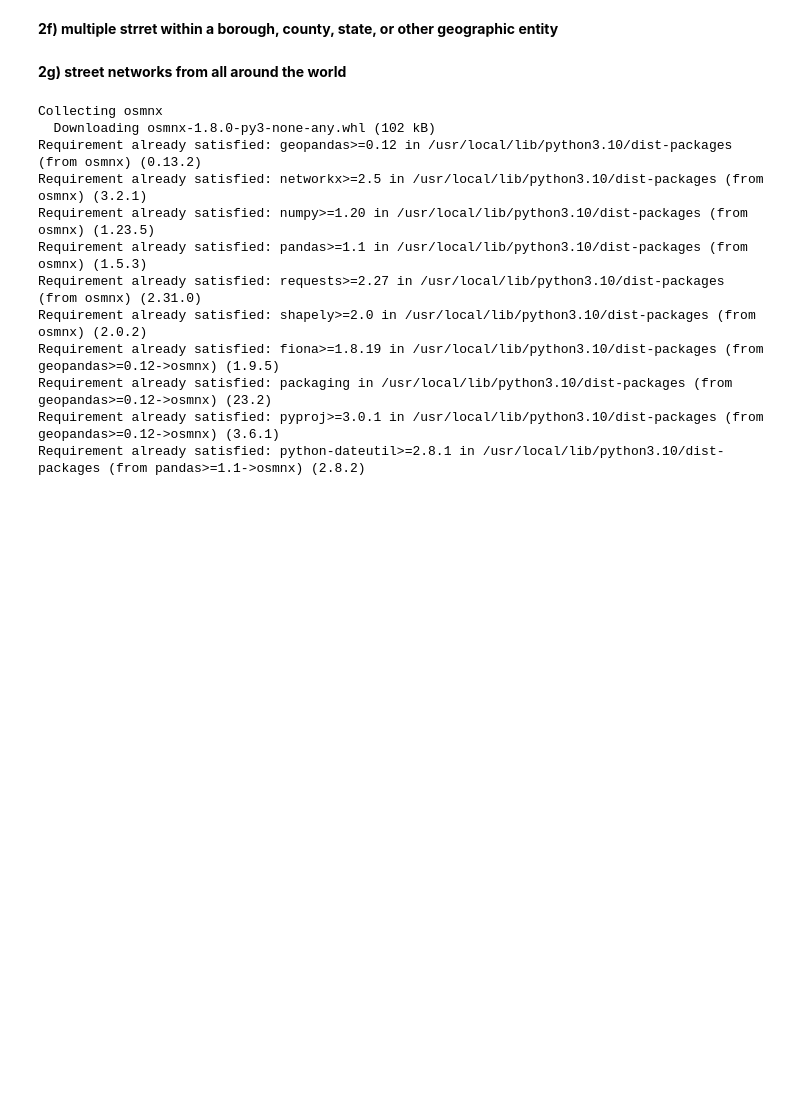
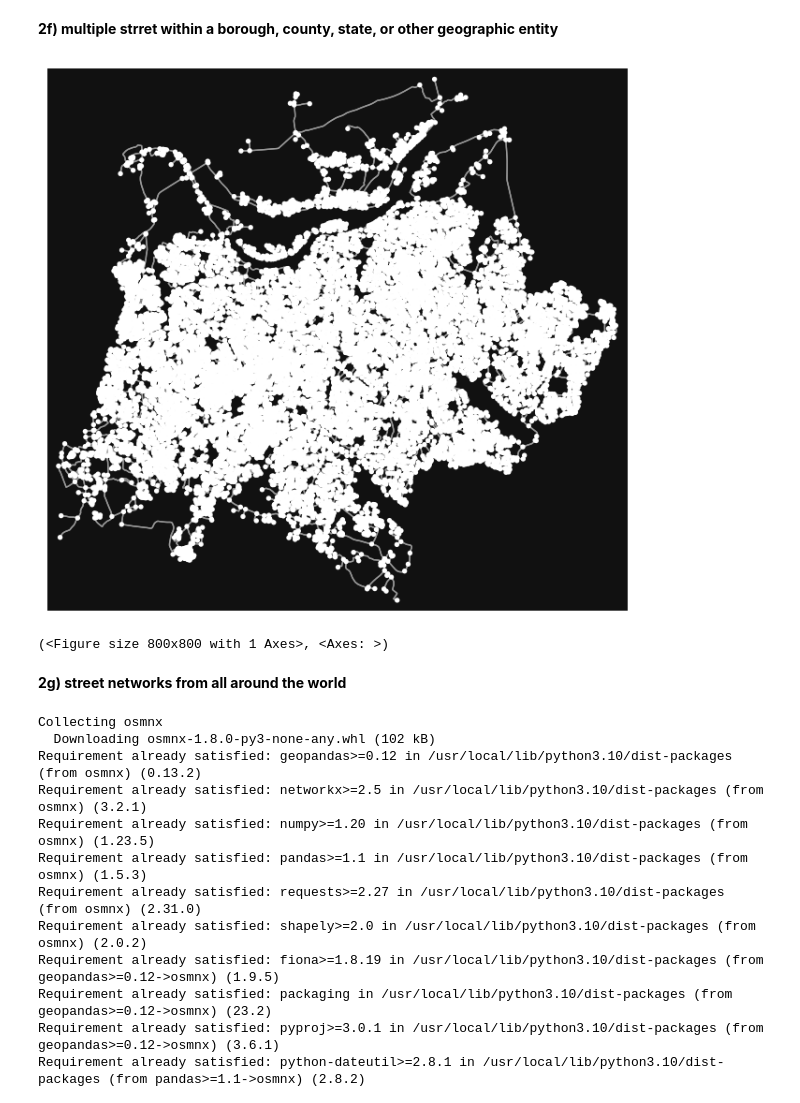
Before and after one commit to salsaagz/OSMnx-python-for-street-network, a Jupyter notebook: scripts/extract-visualize-correct-save-analyze.ipynb, the cells around one changed output. Saved outputs shown, nothing was run; the diff lists cells and outputs as text; code cells hidden in the pictures; blank space fills up the shorter version.

```diff
--- a/scripts/extract-visualize-correct-save-analyze.ipynb
+++ b/scripts/extract-visualize-correct-save-analyze.ipynb
@@ -64,11 +93,13 @@ ox.plot_graph(G)
 # %% [markdown]
 **2f) multiple strret within a borough, county, state, or other geographic entity**
 # %%
-places = ['Los Altos, California, USA',
-          {'city':'Los Altos Hills', 'state':'California'},
-          'Loyola, California']
+places = ['Jambi, Jambi, Indonesia',
+          'Sarolangun, Jambi']
 G = ox.graph_from_place(places, network_type='drive')
 ox.plot_graph(G)
+# %% [output]
+[figure, added]
+(<Figure size 800x800 with 1 Axes>, <Axes: >)
 # %% [markdown]
 **2g) street networks from all around the world**
 # %%
```
Also changed, not shown: parts of 11 cells of this notebook.
